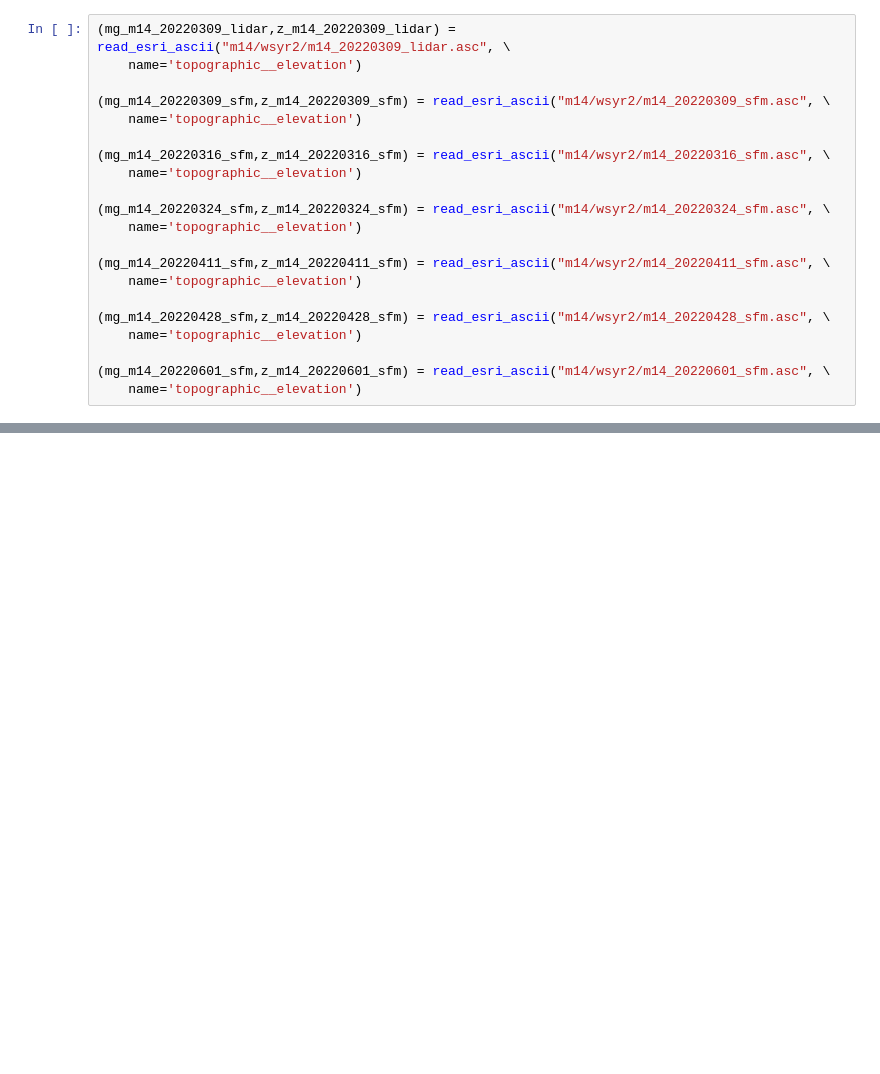
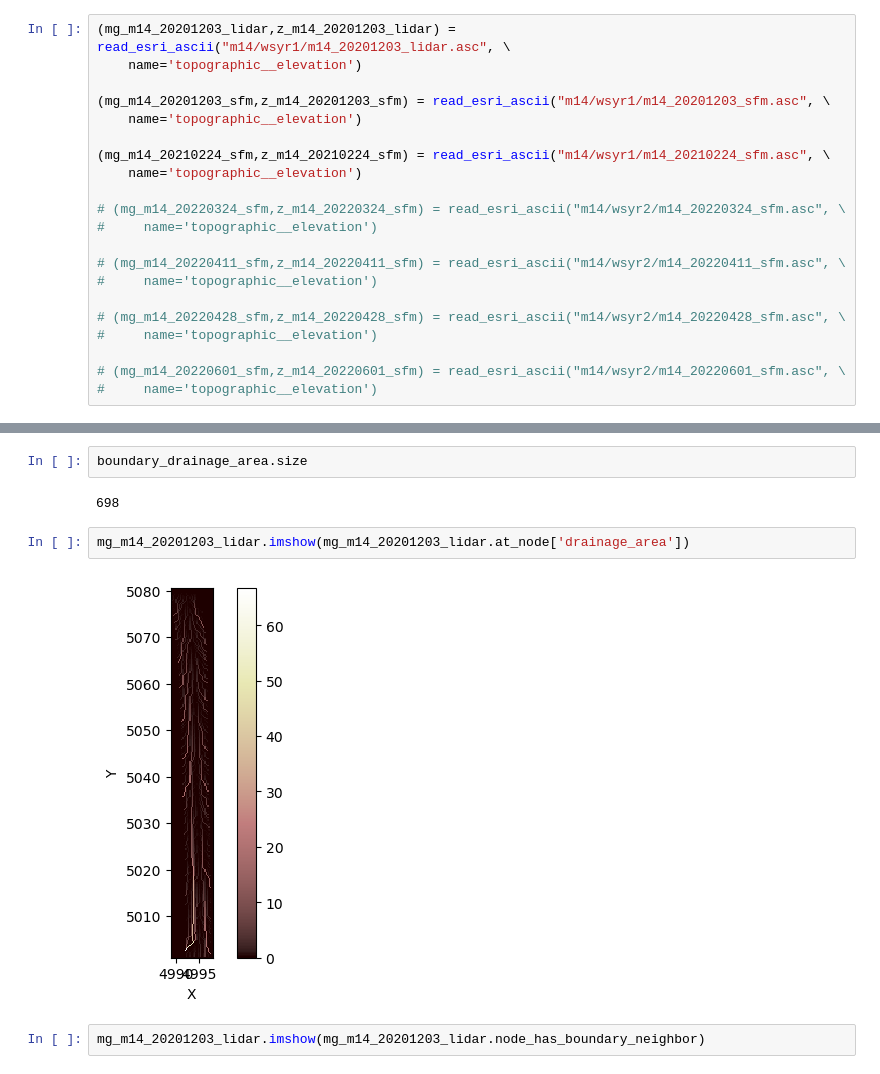
Before and after one commit to amanaster2/ll_micro, a Jupyter notebook: flowAccumulation.ipynb, the cells around one changed output, grey strips where cells are left out. Saved outputs shown, nothing was run; the diff lists cells and outputs as text; blank space fills up the shorter version.

```diff
--- a/flowAccumulation.ipynb
+++ b/flowAccumulation.ipynb
@@ -15,21 +17,21 @@ from landlab.components.flow_accum import find_drainage_area_and_discharge
 # %%
-(mg_m14_20220309_lidar,z_m14_20220309_lidar) = read_esri_ascii("m14/wsyr2/m14_20220309_lidar.asc", \
+(mg_m14_20201203_lidar,z_m14_20201203_lidar) = read_esri_ascii("m14/wsyr1/m14_20201203_lidar.asc", \
     name='topographic__elevation')
 
-(mg_m14_20220309_sfm,z_m14_20220309_sfm) = read_esri_ascii("m14/wsyr2/m14_20220309_sfm.asc", \
+(mg_m14_20201203_sfm,z_m14_20201203_sfm) = read_esri_ascii("m14/wsyr1/m14_20201203_sfm.asc", \
     name='topographic__elevation')
 
-(mg_m14_20220316_sfm,z_m14_20220316_sfm) = read_esri_ascii("m14/wsyr2/m14_20220316_sfm.asc", \
+(mg_m14_20210224_sfm,z_m14_20210224_sfm) = read_esri_ascii("m14/wsyr1/m14_20210224_sfm.asc", \
     name='topographic__elevation')
 
-(mg_m14_20220324_sfm,z_m14_20220324_sfm) = read_esri_ascii("m14/wsyr2/m14_20220324_sfm.asc", \
-    name='topographic__elevation')
+# (mg_m14_20220324_sfm,z_m14_20220324_sfm) = read_esri_ascii("m14/wsyr2/m14_20220324_sfm.asc", \
+#     name='topographic__elevation')
 
-(mg_m14_20220411_sfm,z_m14_20220411_sfm) = read_esri_ascii("m14/wsyr2/m14_20220411_sfm.asc", \
-    name='topographic__elevation')
+# (mg_m14_20220411_sfm,z_m14_20220411_sfm) = read_esri_ascii("m14/wsyr2/m14_20220411_sfm.asc", \
+#     name='topographic__elevation')
 
-(mg_m14_20220428_sfm,z_m14_20220428_sfm) = read_esri_ascii("m14/wsyr2/m14_20220428_sfm.asc", \
-    name='topographic__elevation')
+# (mg_m14_20220428_sfm,z_m14_20220428_sfm) = read_esri_ascii("m14/wsyr2/m14_20220428_sfm.asc", \
+#     name='topographic__elevation')
 
-(mg_m14_20220601_sfm,z_m14_20220601_sfm) = read_esri_ascii("m14/wsyr2/m14_20220601_sfm.asc", \
-    name='topographic__elevation')
+# (mg_m14_20220601_sfm,z_m14_20220601_sfm) = read_esri_ascii("m14/wsyr2/m14_20220601_sfm.asc", \
+#     name='topographic__elevation')
@@ -164,0 +221,10 @@ plt.show();
+# %%
+boundary_drainage_area.size
+# %% [output]
+698
+# %%
+mg_m14_20201203_lidar.imshow(mg_m14_20201203_lidar.at_node['drainage_area'])
+# %% [output]
+[figure, added]
+# %%
+mg_m14_20201203_lidar.imshow(mg_m14_20201203_lidar.node_has_boundary_neighbor)
```
Also changed, not shown: parts of 13 cells of this notebook.
